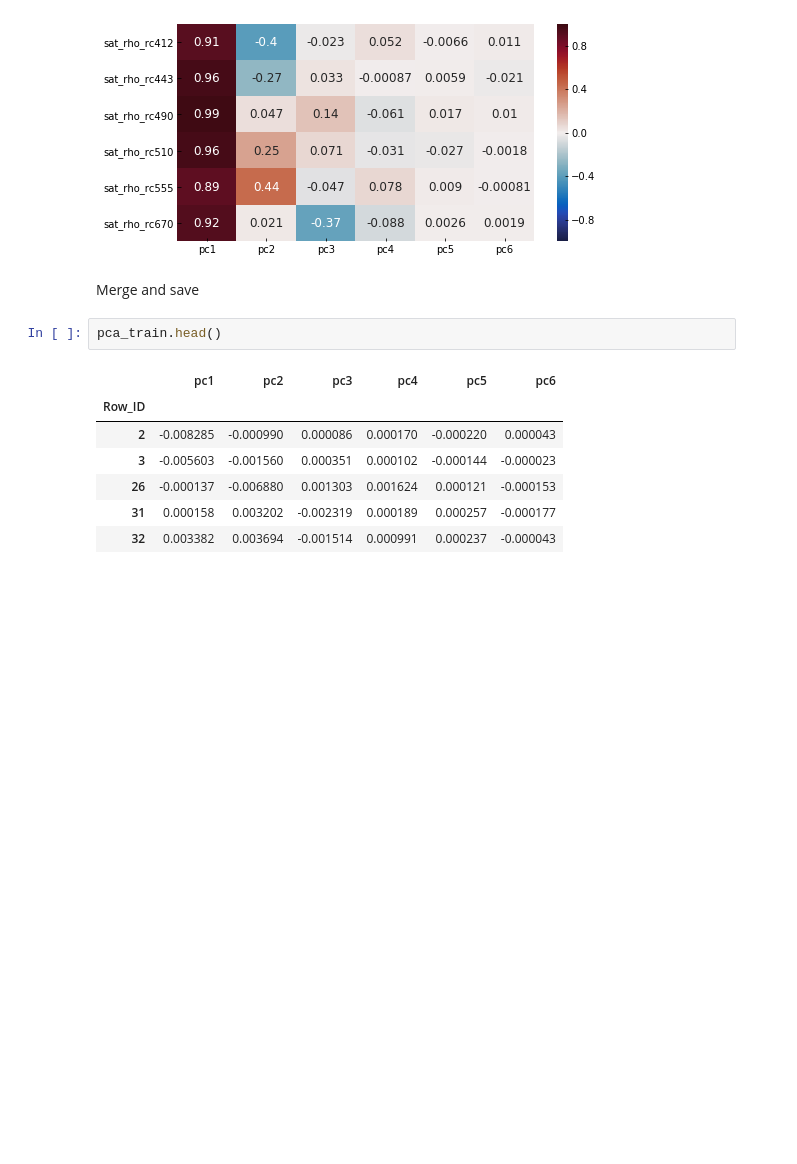
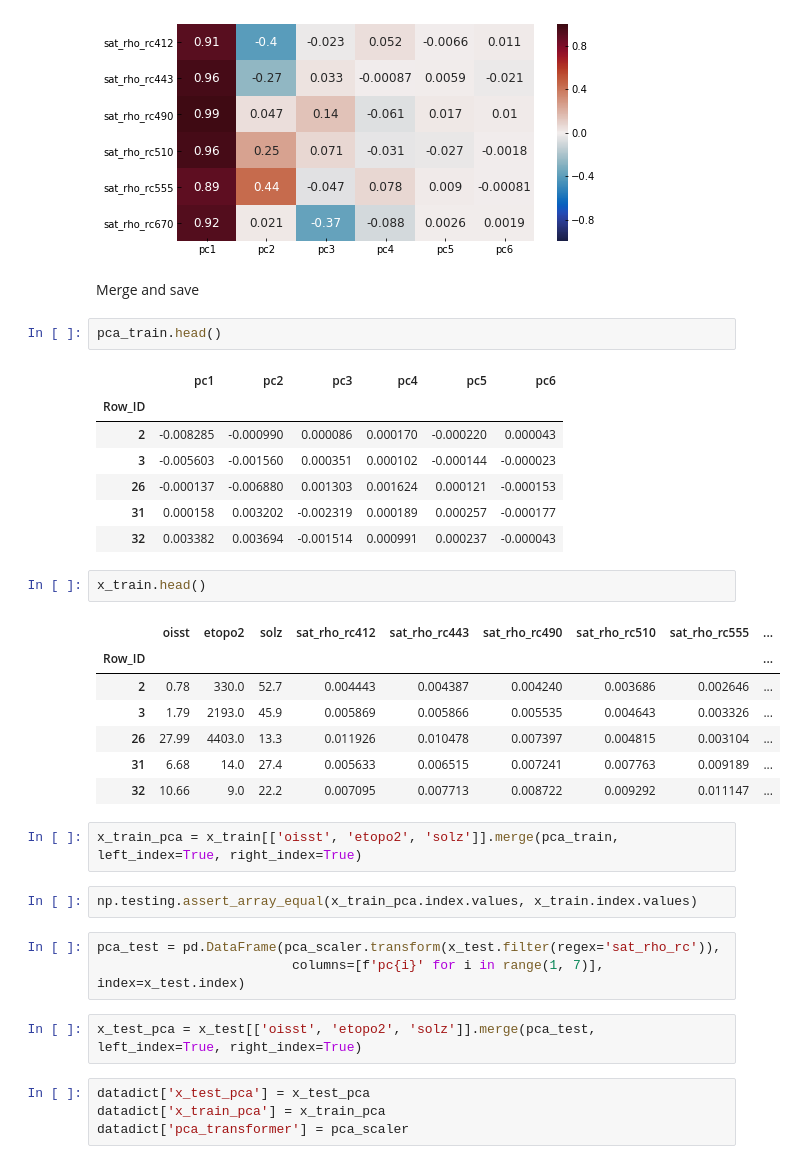
Before and after one commit to madHatter106/Bayesian-ML-4-IOP-from-TOA, a Jupyter notebook: Notebooks/TOA_ML_3_PCA_transform_of_TOA_RHO.ipynb, the cells around one changed output. Cells and saved outputs as stored; diff of their text form; blank space fills up the shorter version.

```diff
--- a/Notebooks/TOA_ML_3_PCA_transform_of_TOA_RHO.ipynb
+++ b/Notebooks/TOA_ML_3_PCA_transform_of_TOA_RHO.ipynb
@@ -110,3 +109,26 @@ pca_train.head()
 | 26 | -0.000137 | -0.006880 | 0.001303 | 0.001624 | 0.000121 | -0.000153 |
 | 31 | 0.000158 | 0.003202 | -0.002319 | 0.000189 | 0.000257 | -0.000177 |
 | 32 | 0.003382 | 0.003694 | -0.001514 | 0.000991 | 0.000237 | -0.000043 |
+# %%
+x_train.head()
+# %% [output]
+|  | oisst | etopo2 | solz | sat_rho_rc412 | sat_rho_rc443 | sat_rho_rc490 | sat_rho_rc510 | sat_rho_rc555 | ... |
+| Row_ID |  |  |  |  |  |  |  |  | ... |
+| 2 | 0.78 | 330.0 | 52.7 | 0.004443 | 0.004387 | 0.004240 | 0.003686 | 0.002646 | ... |
+| 3 | 1.79 | 2193.0 | 45.9 | 0.005869 | 0.005866 | 0.005535 | 0.004643 | 0.003326 | ... |
+| 26 | 27.99 | 4403.0 | 13.3 | 0.011926 | 0.010478 | 0.007397 | 0.004815 | 0.003104 | ... |
+| 31 | 6.68 | 14.0 | 27.4 | 0.005633 | 0.006515 | 0.007241 | 0.007763 | 0.009189 | ... |
+| 32 | 10.66 | 9.0 | 22.2 | 0.007095 | 0.007713 | 0.008722 | 0.009292 | 0.011147 | ... |
+# %%
+x_train_pca = x_train[['oisst', 'etopo2', 'solz']].merge(pca_train, left_index=True, right_index=True)
+# %%
+np.testing.assert_array_equal(x_train_pca.index.values, x_train.index.values)
+# %%
+pca_test = pd.DataFrame(pca_scaler.transform(x_test.filter(regex='sat_rho_rc')),
+                         columns=[f'pc{i}' for i in range(1, 7)], index=x_test.index)
+# %%
+x_test_pca = x_test[['oisst', 'etopo2', 'solz']].merge(pca_test, left_index=True, right_index=True)
+# %%
+datadict['x_test_pca'] = x_test_pca
+datadict['x_train_pca'] = x_train_pca
+datadict['pca_transformer'] = pca_scaler
```
Also changed, not shown: parts of 2 cells of this notebook.
